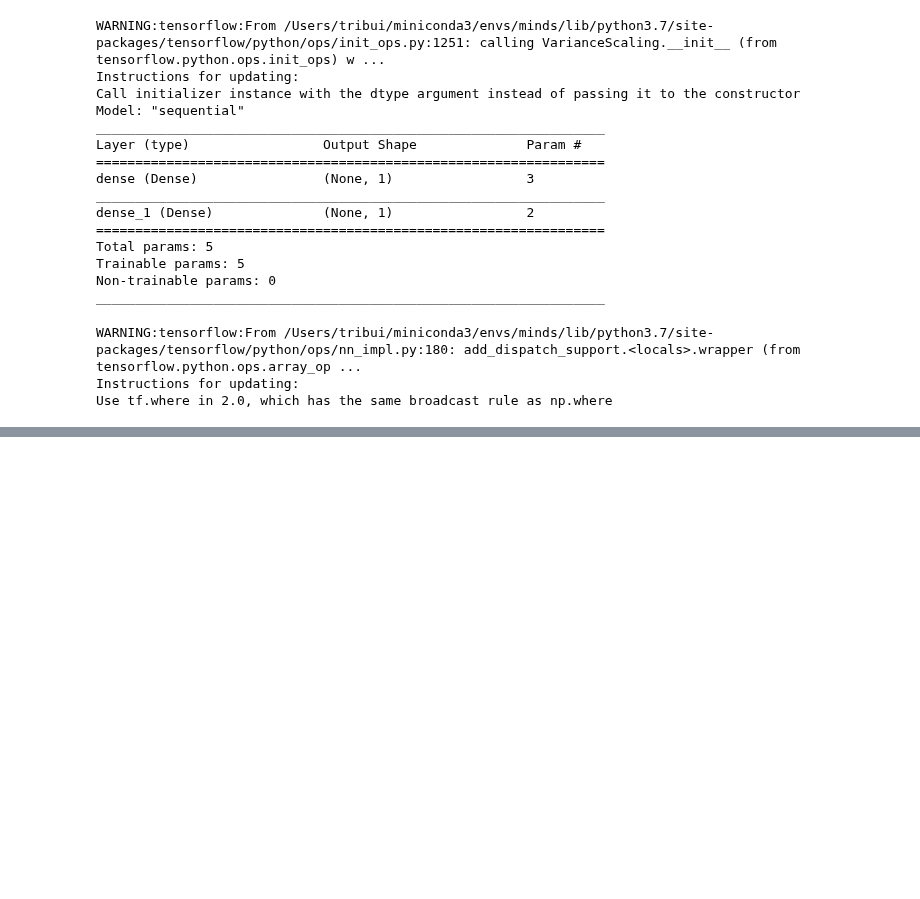
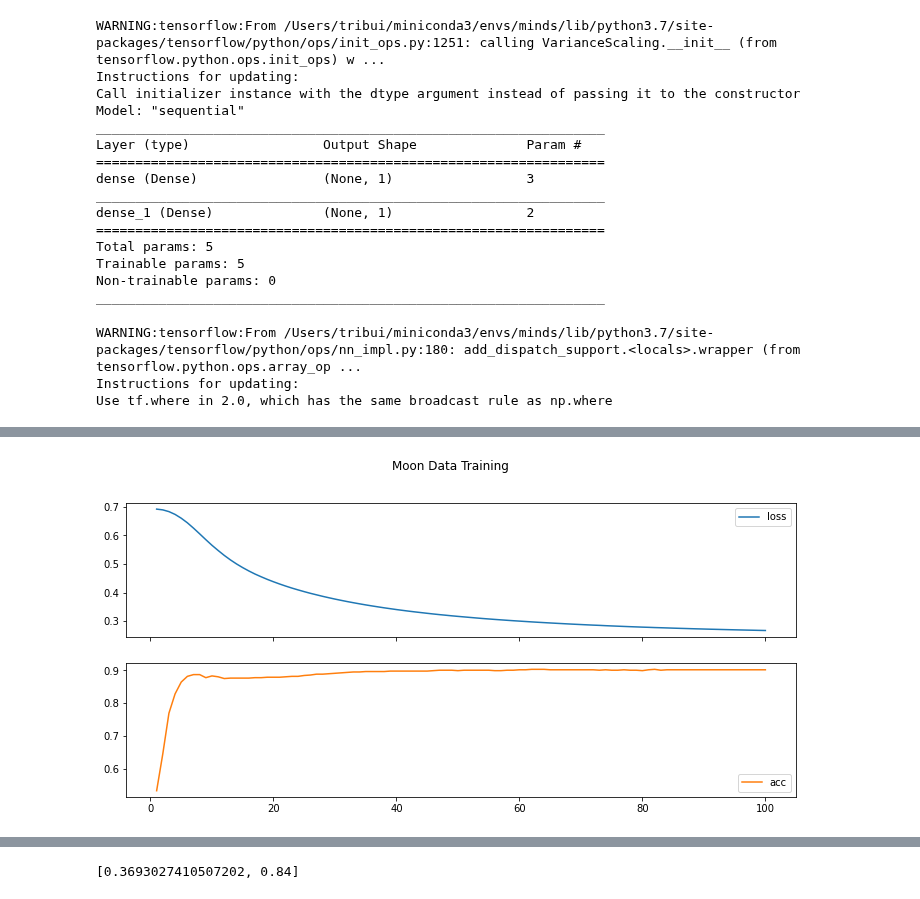
Before and after one commit to tri-bui/sandbox-ml, a Jupyter notebook: deep/demo.ipynb, the cells around one changed output, grey strips where cells are left out. Saved outputs shown, nothing was run; the diff lists cells and outputs as text; code cells hidden in the pictures; blank space fills up the shorter version.

```diff
--- a/deep/demo.ipynb
+++ b/deep/demo.ipynb
@@ -132,0 +161,3 @@ np.sqrt(np.sum((y2 - nn.predict(X2).ravel()) ** 2))
+# %%
+# Train the same model on the moon data
+nn1_moon = nn1.fit(X_moon_train, y_moon_train, epochs=100, shuffle=True)
@@ -132,0 +182,11 @@ np.sqrt(np.sum((y2 - nn.predict(X2).ravel()) ** 2))
+# %%
+# Plot training loss and accuracy
+nn1_moon_hist = pd.DataFrame(nn1_moon.history, index=range(1, len(nn1_moon.history['loss']) + 1))
+nn1_moon_hist.plot(subplots=True, figsize=(12, 6), title='Moon Data Training')
+plt.xticks(rotation=0, ha='center')
+plt.show()
+
+# Evaluate model on test set
+nn1.evaluate(X_moon_test, y_moon_test) # loss and accuracy
+# %% [output]
+[figure, added]
@@ -132,0 +194 @@ np.sqrt(np.sum((y2 - nn.predict(X2).ravel()) ** 2))
+[0.3693027410507202, 0.84]
```
Also changed, not shown: parts of 19 cells of this notebook.
